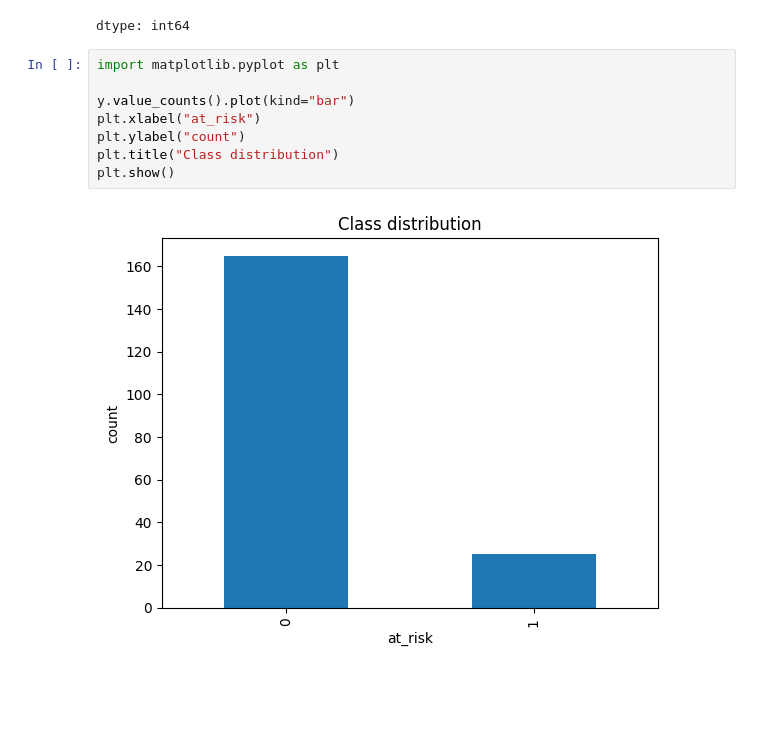
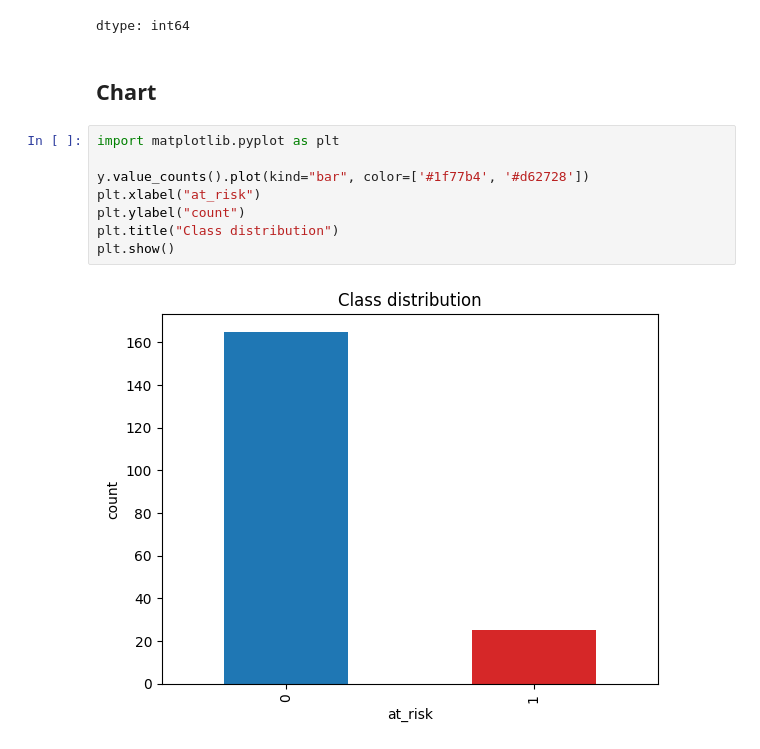
Before and after one commit to maida-xaashi/Bile-Initiative, a Jupyter notebook: Frist_Coursework.ipynb, the cells around one changed output. Cells and saved outputs as stored; diff of their text form; blank space fills up the shorter version.

```diff
--- a/Frist_Coursework.ipynb
+++ b/Frist_Coursework.ipynb
@@ -82,13 +100,15 @@ y.value_counts()
 | 0 | 165 |
 | 1 | 25 |
 dtype: int64
+# %% [markdown]
+## Chart
 # %%
 import matplotlib.pyplot as plt
 
-y.value_counts().plot(kind="bar")
+y.value_counts().plot(kind="bar", color=['#1f77b4', '#d62728'])
 plt.xlabel("at_risk")
 plt.ylabel("count")
 plt.title("Class distribution")
 plt.show()
 # %% [output]
-[figure, old version]
+[figure, new version]
```
Also changed, not shown: parts of 11 cells of this notebook.
